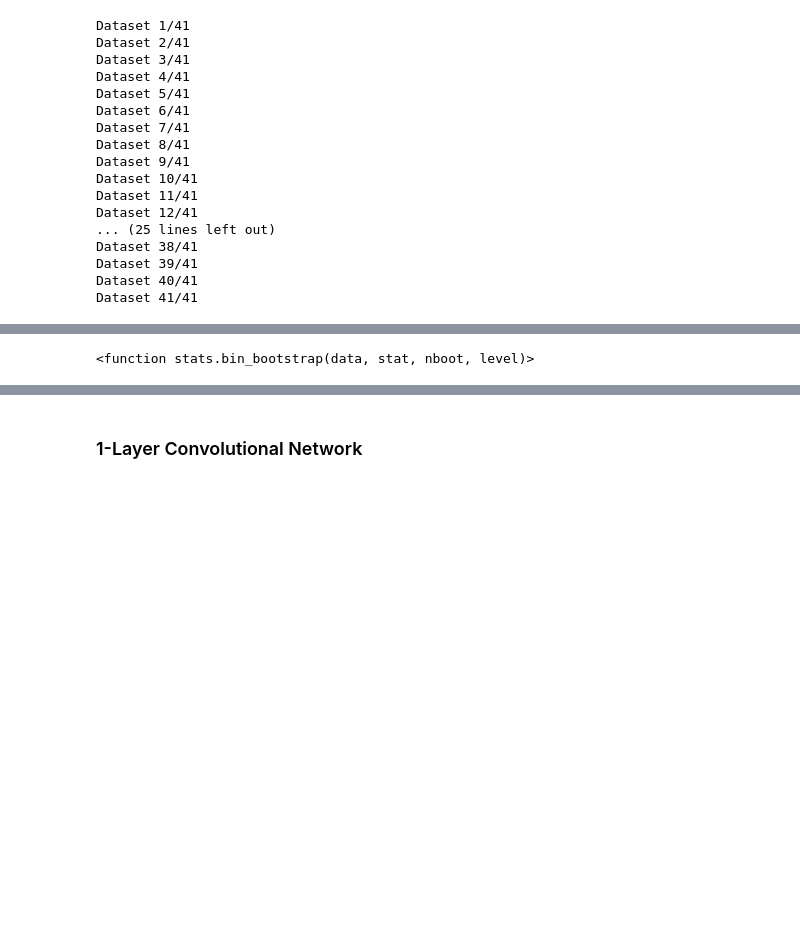
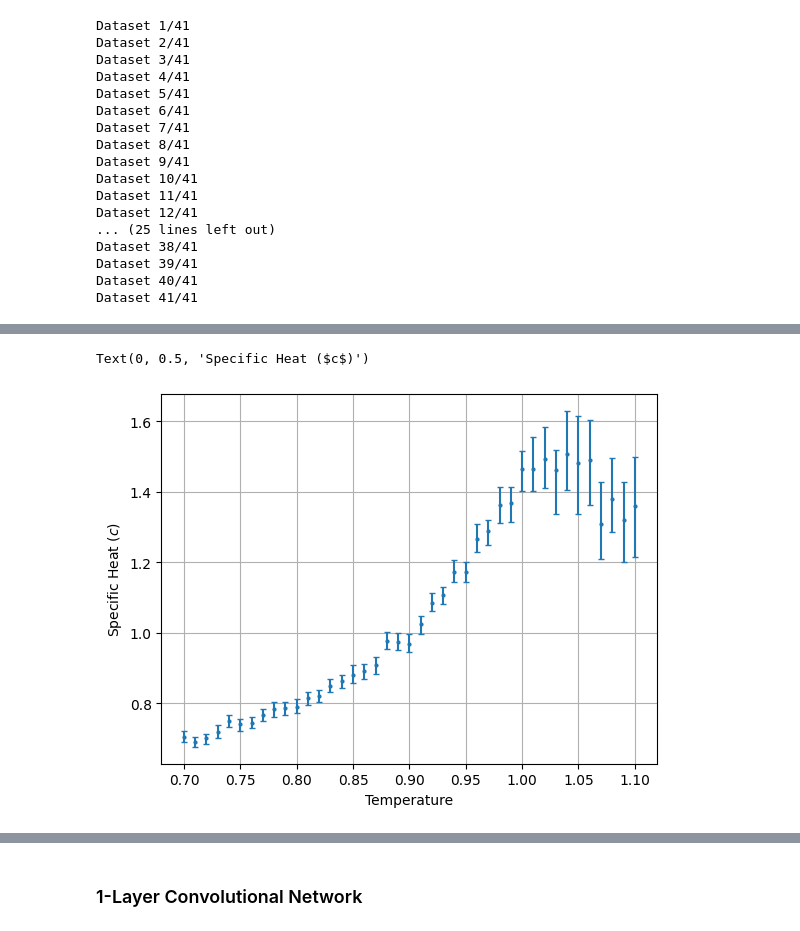
Before and after one commit to amshak01/XY-Contour-Deformations, a Jupyter notebook: deformations.ipynb, the cells around one changed output, grey strips where cells are left out. Saved outputs shown, nothing was run; the diff lists cells and outputs as text; code cells hidden in the pictures; blank space fills up the shorter version.

```diff
--- a/deformations.ipynb
+++ b/deformations.ipynb
@@ -150,3 +284,17 @@ plt.plot(mean_squared_mags.mean(axis=1))
 # %%
+plt.errorbar(
+    train_temps,
+    spheat_errs[0],
+    yerr=(spheat_errs[0] - spheat_errs[1], spheat_errs[2] - spheat_errs[0]),
+    fmt="o",
+    markersize=2,
+    capsize=2.5,
+    elinewidth=1.5,
+    capthick=1,
+)
+plt.grid()
+plt.xlabel("Temperature")
+plt.ylabel("Specific Heat ($c$)")
 # %% [output]
-<function stats.bin_bootstrap(data, stat, nboot, level)>
+Text(0, 0.5, 'Specific Heat ($c$)')
+[figure, added]
```
Also changed, not shown: parts of 56 cells of this notebook, 37 other files.
